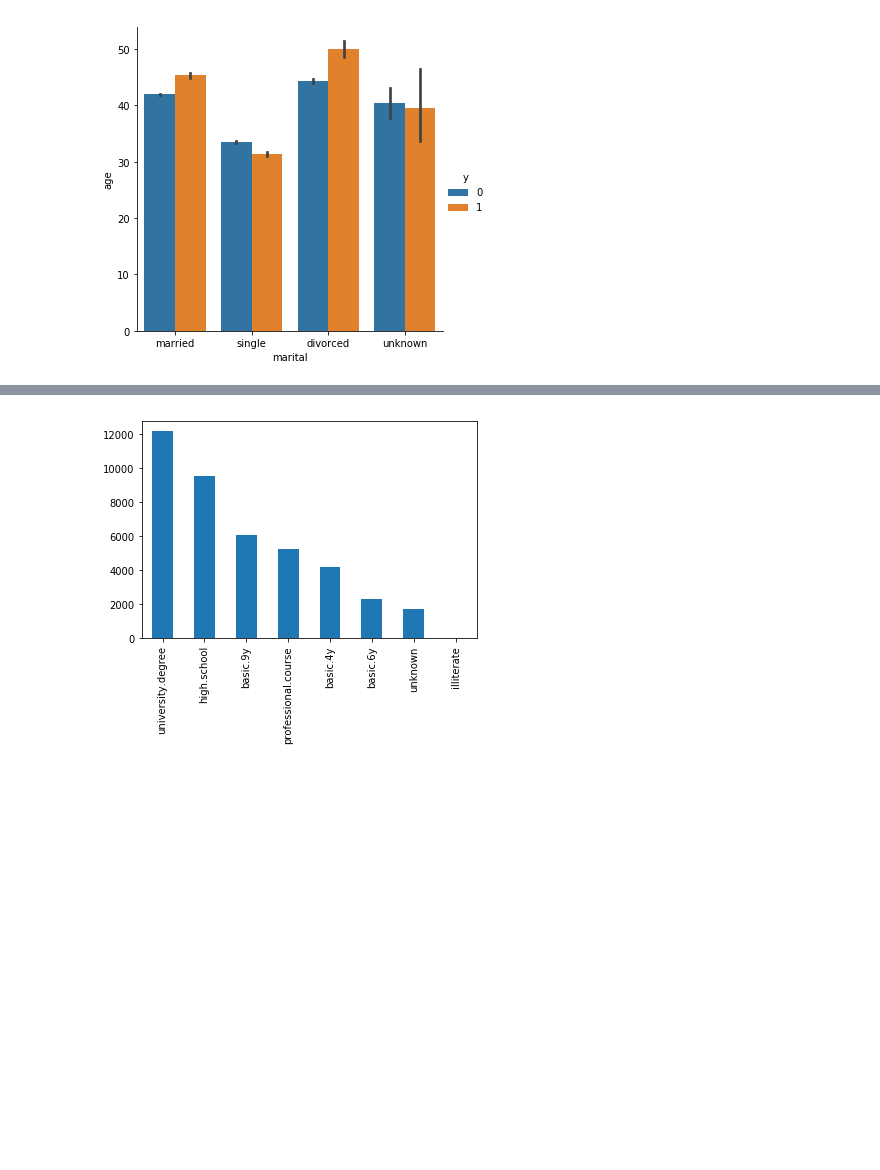
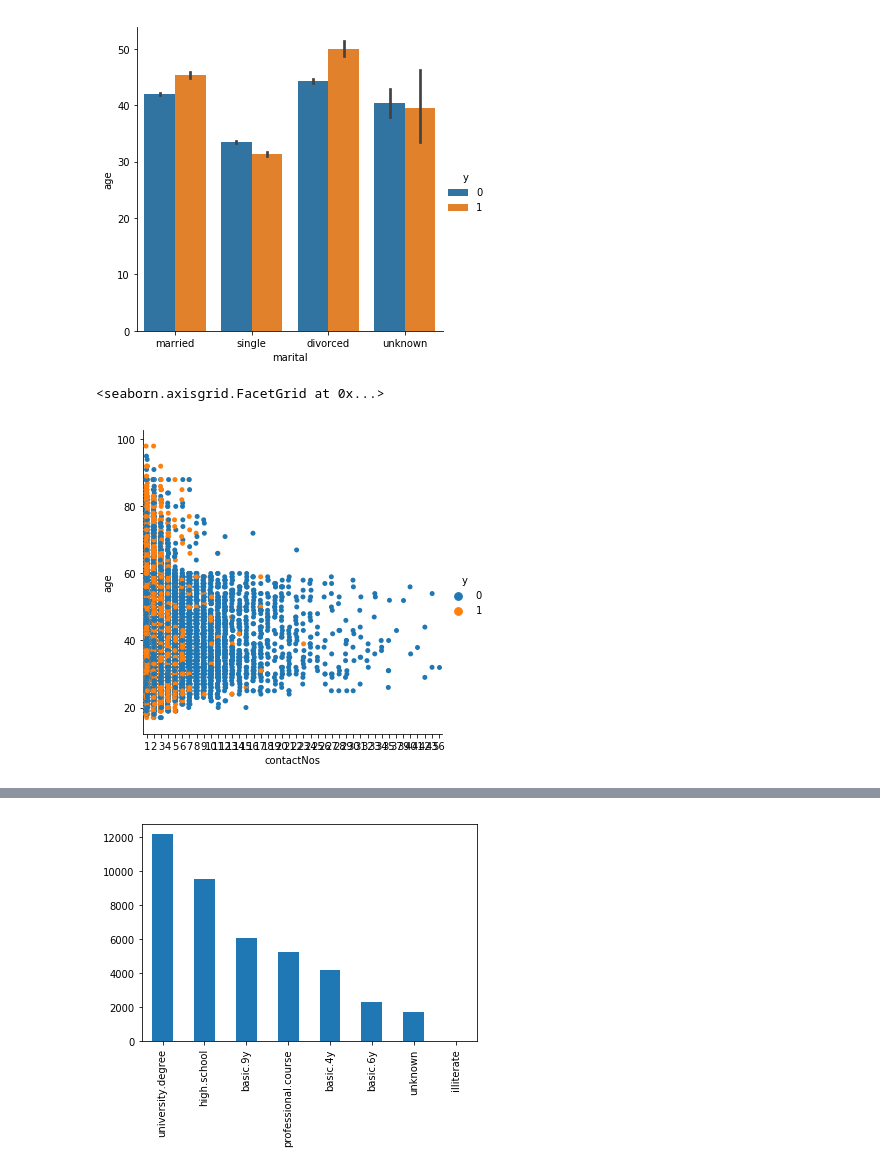
Before and after one commit to Jayanti87/Jayanti_GA_DATSC, a Jupyter notebook: Homework_Unit4.ipynb, the cells around one changed output, grey strips where cells are left out. Drawn from its saved outputs; the diff is of its cells as text; code cells hidden in the pictures; blank space fills up the shorter version.

```diff
--- a/Homework_Unit4.ipynb
+++ b/Homework_Unit4.ipynb
@@ -211,6 +218,12 @@ sns.catplot(x='marital', y='age', kind='bar', hue='y', data=bank)
 # %% [output]
 <seaborn.axisgrid.FacetGrid at 0x...>
 [figure]
+# %%
+sns.catplot(x='contactNos', y='age', hue='y', data=bank)
+# contacting customers multiple times did not help in getting deposits
+# %% [output]
+<seaborn.axisgrid.FacetGrid at 0x...>
+[figure, added]
 # %%
 #JOB - majority clients are either in - admin, blue collar or technician
 bank.job.value_counts().sort_values(ascending=False).plot(kind='bar');
```
Also changed, not shown: parts of 50 cells of this notebook.
